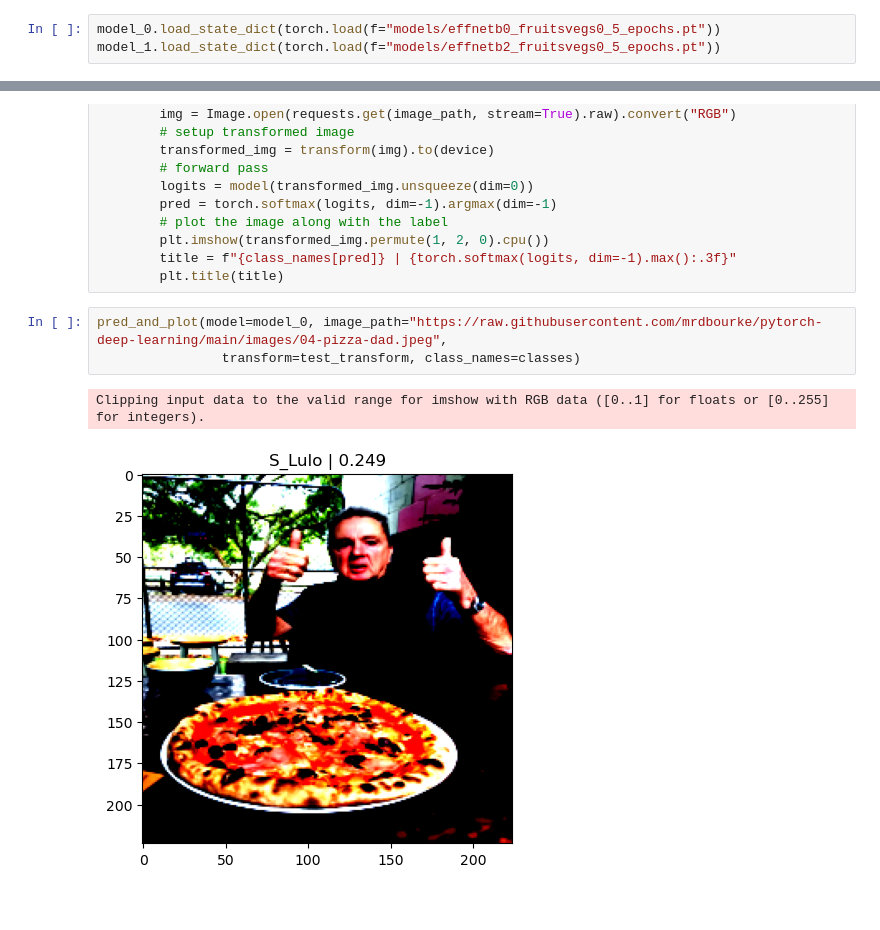
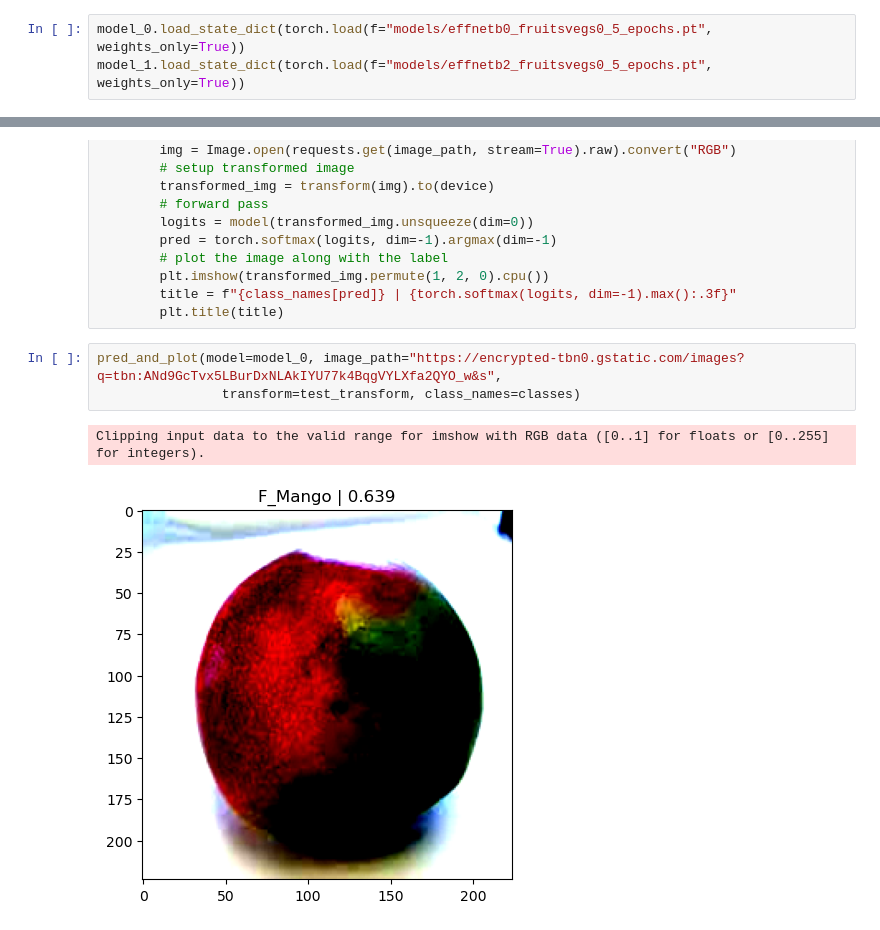
Before and after one commit to devdezzies/freshvision, a Jupyter notebook: exploration.ipynb, the cells around one changed output, grey strips where cells are left out. Cells and saved outputs as stored; diff of their text form.

```diff
--- a/exploration.ipynb
+++ b/exploration.ipynb
@@ -229,8 +229,8 @@ model_1 = mb.create_model_baseline_effnetb2(out_feats=len(class_names), device=d
 [INFO] created a model effnetb0
 [INFO] created a model effnetb2
 # %%
-model_0.load_state_dict(torch.load(f="models/effnetb0_fruitsvegs0_5_epochs.pt"))
-model_1.load_state_dict(torch.load(f="models/effnetb2_fruitsvegs0_5_epochs.pt"))
+model_0.load_state_dict(torch.load(f="models/effnetb0_fruitsvegs0_5_epochs.pt", weights_only=True))
+model_1.load_state_dict(torch.load(f="models/effnetb2_fruitsvegs0_5_epochs.pt", weights_only=True))
 # %% [output]
 <All keys matched successfully>
 # %%
@@ -275,8 +272,8 @@ def pred_and_plot(model: torch.nn.Module,
         title = f"{class_names[pred]} | {torch.softmax(logits, dim=-1).max():.3f}"
         plt.title(title)
 # %%
-pred_and_plot(model=model_0, image_path="https://raw.githubusercontent.com/mrdbourke/pytorch-deep-learning/main/images/04-pizza-dad.jpeg",
+pred_and_plot(model=model_0, image_path="https://encrypted-tbn0.gstatic.com/images?q=tbn:ANd9GcTvx5LBurDxNLAkIYU77k4BqgVYLXfa2QYO_w&s",
                 transform=test_transform, class_names=classes)
 # %% [output]
 Clipping input data to the valid range for imshow with RGB data ([0..1] for floats or [0..255] for integers).
-[figure, old version]
+[figure, new version]
```
Also changed, not shown: parts of 1 cell of this notebook, 1 other file.
